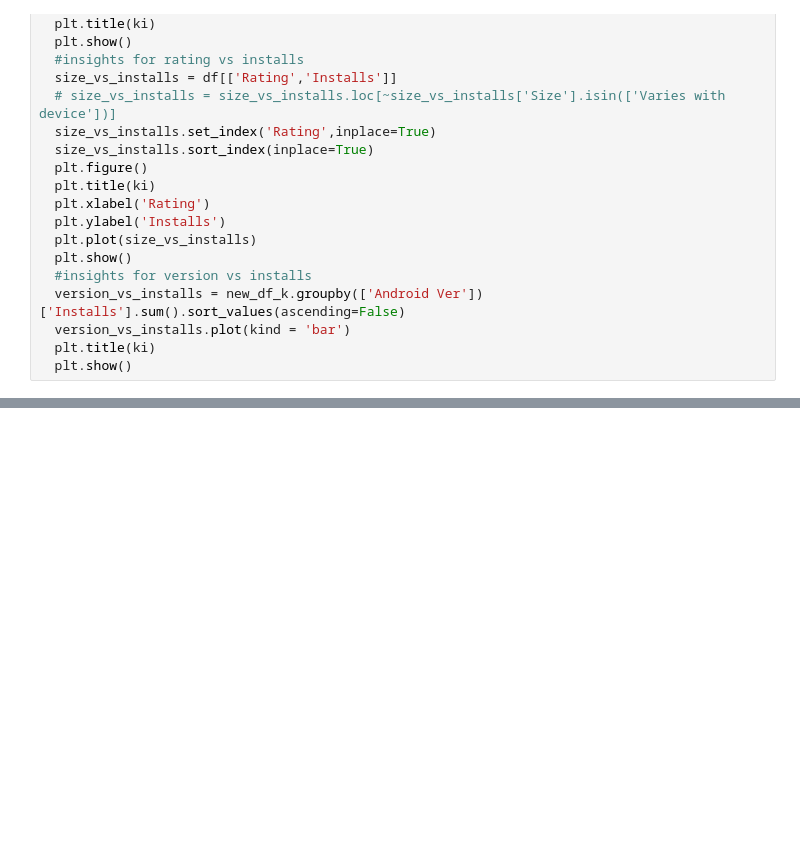
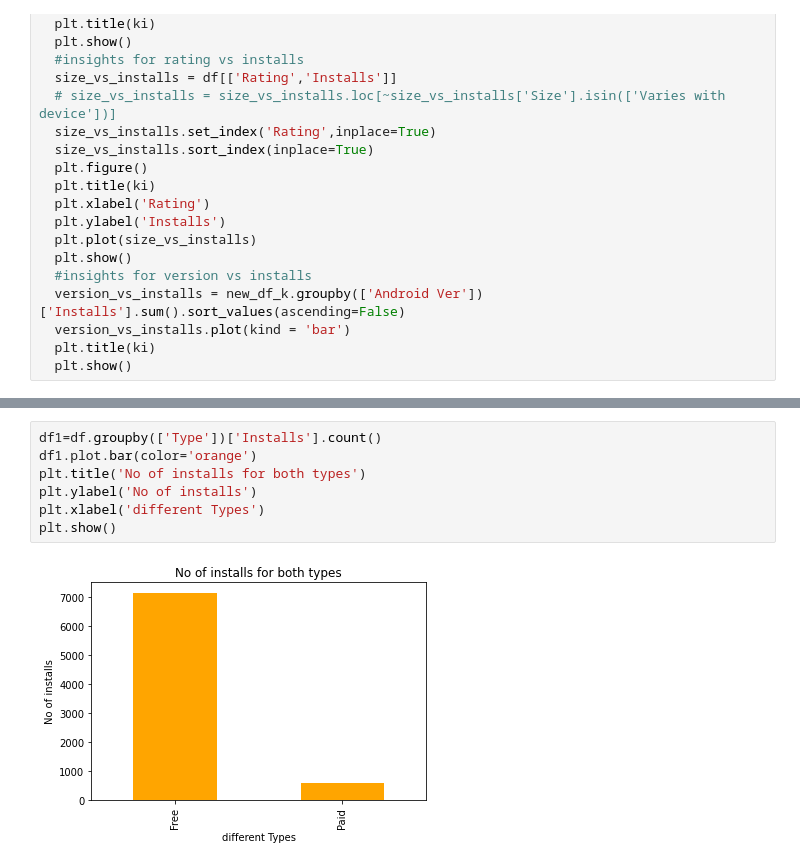
Before and after one commit to Sanjay9294/playstore-data-analysis, a Jupyter notebook: final_of_group_project_playstoredata1.ipynb, the cells around one changed output, grey strips where cells are left out. Drawn from its saved outputs; the diff is of its cells as text; blank space fills up the shorter version.

```diff
--- a/final_of_group_project_playstoredata1.ipynb
+++ b/final_of_group_project_playstoredata1.ipynb
@@ -350,0 +407,9 @@ See the caveats in the documentation: https://pandas.pydata.org/pandas-docs/stab
+# %%
+df1=df.groupby(['Type'])['Installs'].count()
+df1.plot.bar(color='orange')
+plt.title('No of installs for both types')
+plt.ylabel('No of installs')
+plt.xlabel('different Types')
+plt.show()
+# %% [output]
+[figure, added]
```
Also changed, not shown: parts of 17 cells of this notebook.
